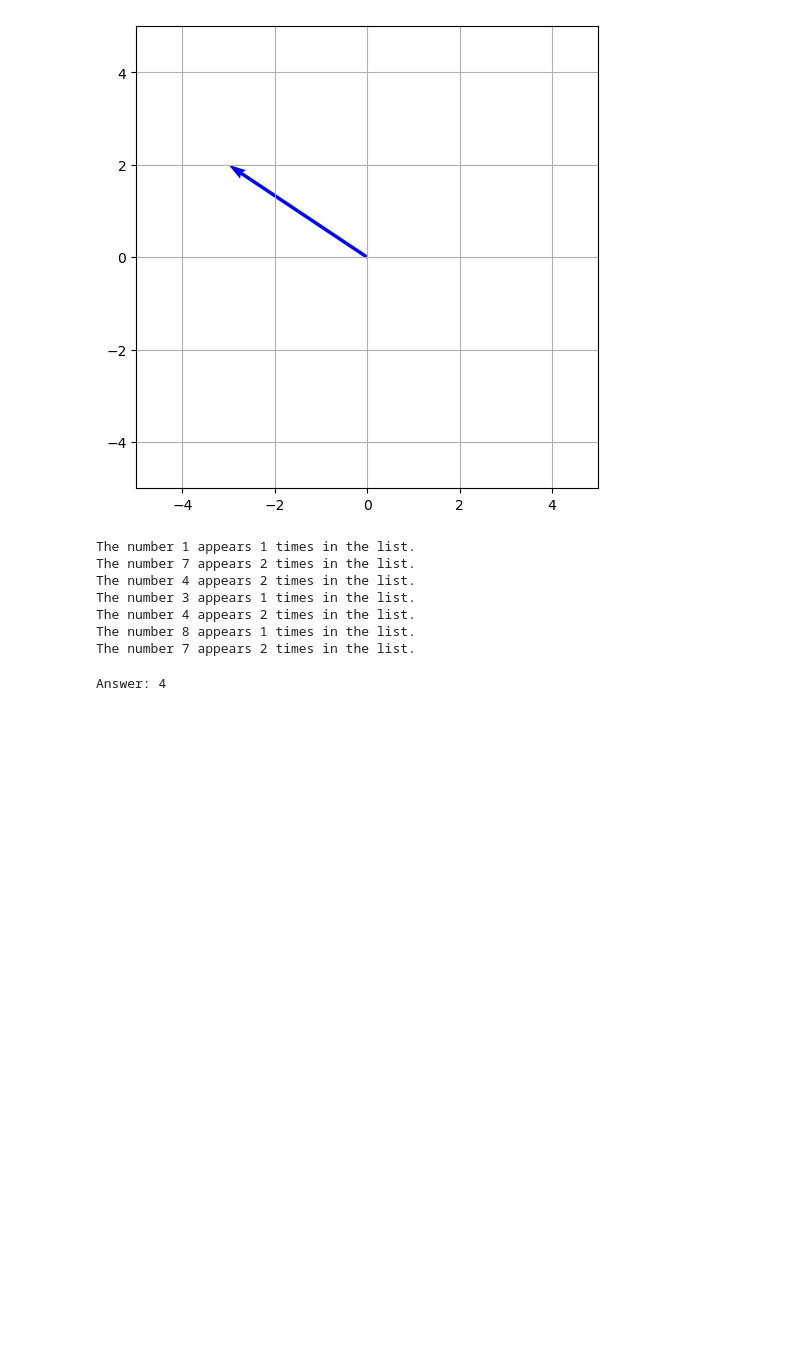
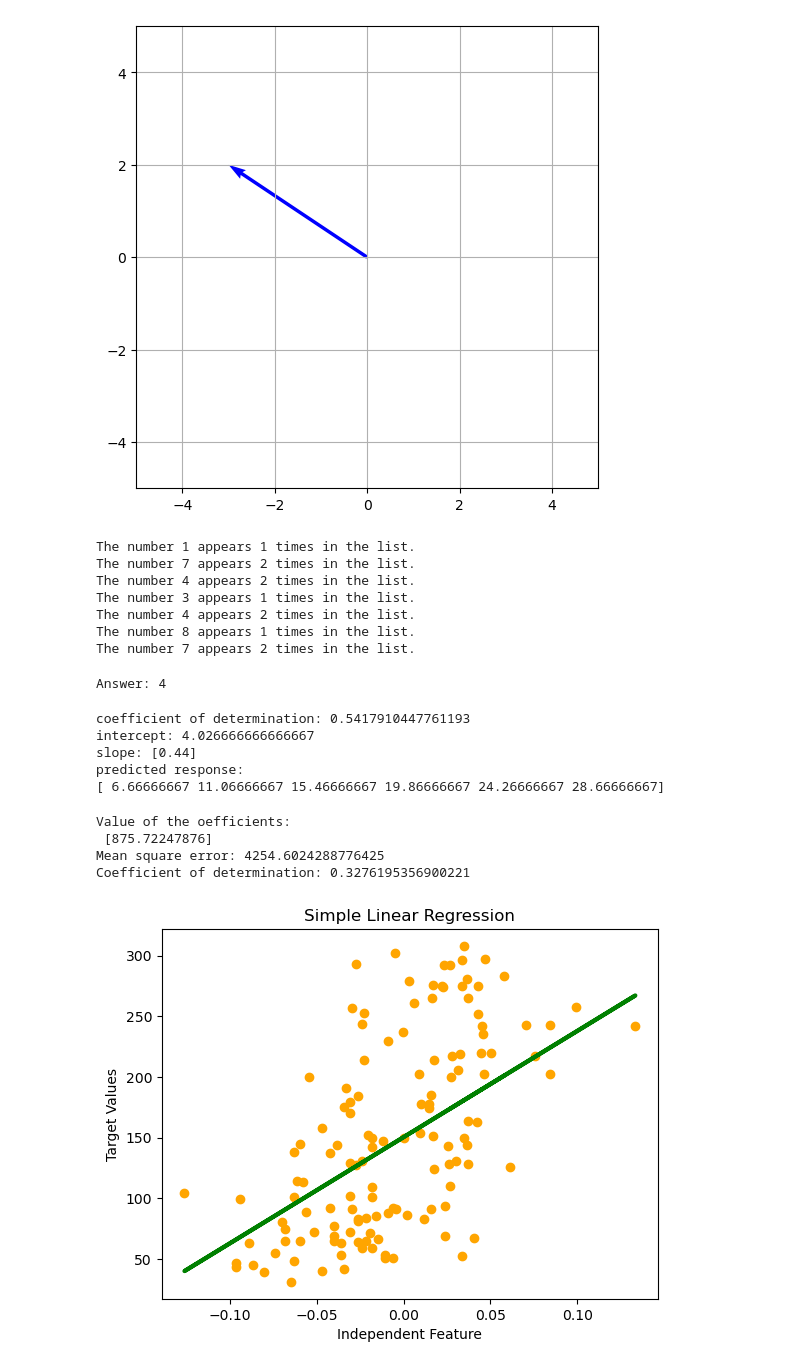
Before and after one commit to Rockyabhishek/Project, a Jupyter notebook: 2.ipynb, the cells around one changed output. Drawn from its saved outputs; the diff is of its cells as text; code cells hidden in the pictures; blank space fills up the shorter version.

```diff
--- a/2.ipynb
+++ b/2.ipynb
@@ -230,3 +230,77 @@ for num in l1:
         break
 # %% [output]
 Answer: 4
+# %%
+import numpy as np
+from sklearn.linear_model import LinearRegression
+
+x=np.array([6,16,26,36,46,56]).reshape((-1,1))
+y=np.array([4,23,10,12,22,35])
+
+model=LinearRegression().fit(x,y)
+
+r_sq=model.score(x,y)
+print('coefficient of determination:',r_sq)
+print('intercept:',model.intercept_)
+print('slope:',model.coef_)
+
+y_pred=model.predict(x)
+print('predicted response:',y_pred,sep='\n')
+# %% [output]
+coefficient of determination: 0.5417910447761193
+intercept: 4.026666666666667
+slope: [0.44]
+predicted response:
+[ 6.66666667 11.06666667 15.46666667 19.86666667 24.26666667 28.66666667]
+# %%
+
+# Python code on sklearn linear regression example
+
+# Importing required libraries
+import numpy as np
+import matplotlib.pyplot as plt
+from sklearn.datasets import load_diabetes
+from sklearn.linear_model import LinearRegression
+from sklearn.model_selection import train_test_split
+from sklearn.metrics import mean_squared_error, r2_score
+
+# Loading the sklearn diabetes dataset
+X, Y = load_diabetes(return_X_y=True)
+
+# Taking only one feature to perform simple linear regression
+X = X[:,8].reshape(-1,1)
+
+# Splitting the dependent and independent features of the dataset into training and testing dataset
+X_train, X_test, Y_train, Y_test = train_test_split( X, Y, test_size = 0.3, random_state = 10 )
+
+# Creating an instance for the linear regression model of sklearn
+lr = LinearRegression()
+
+# Training the model by passing the dependent and independent features of the training dataset
+lr.fit( X_train, Y_train )
+
+# Creating an array of predictions made by the model for the unseen or test dataset
+Y_pred = lr.predict( X_test )
+
+# The value of the coefficients for the independent feature through the multiple regression model
+print("Value of the oefficients: \n", lr.coef_)
+
+# The value of the mean squared error
+print(f"Mean square error: {mean_squared_error( Y_test, Y_pred)}")
+
+# The value of the coefficient of determination, i.e., R-square score of the model
+print(f"Coefficient of determination: {r2_score( Y_test, Y_pred )}")
+
+# Plotting the output
+plt.scatter(X_test, Y_test, color = "orange", label = "original data")
+plt.plot(X_test, Y_pred, color = "green", linewidth=3, label = "regression line")
+plt.xlabel("Independent Feature")
+plt.ylabel("Target Values")
+plt.title("Simple Linear Regression")
+plt.show()
+# %% [output]
+Value of the oefficients:
+ [875.72247876]
+Mean square error: 4254.6024288776425
+Coefficient of determination: 0.3276195356900221
+[figure, added]
```
Also changed, not shown: parts of 5 cells of this notebook, 6 other files.
